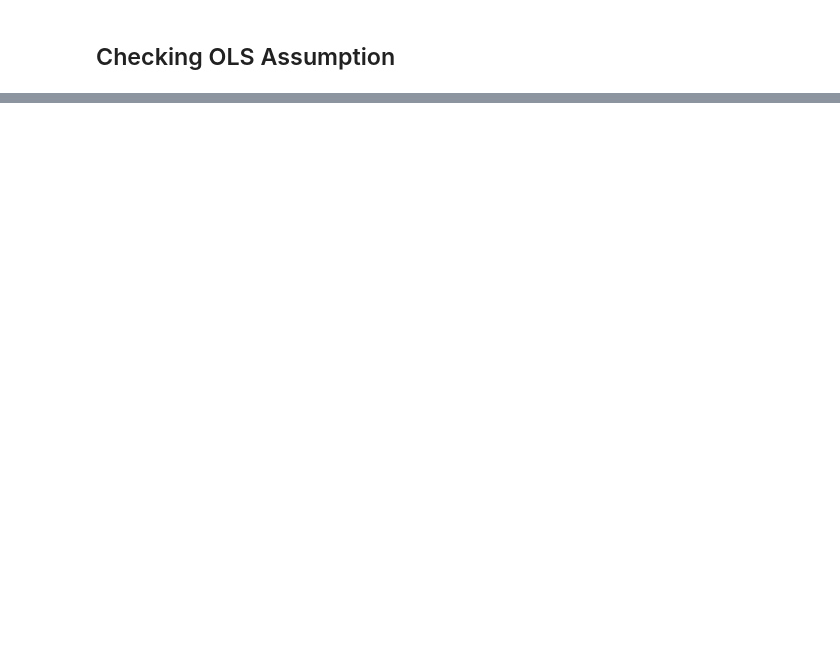
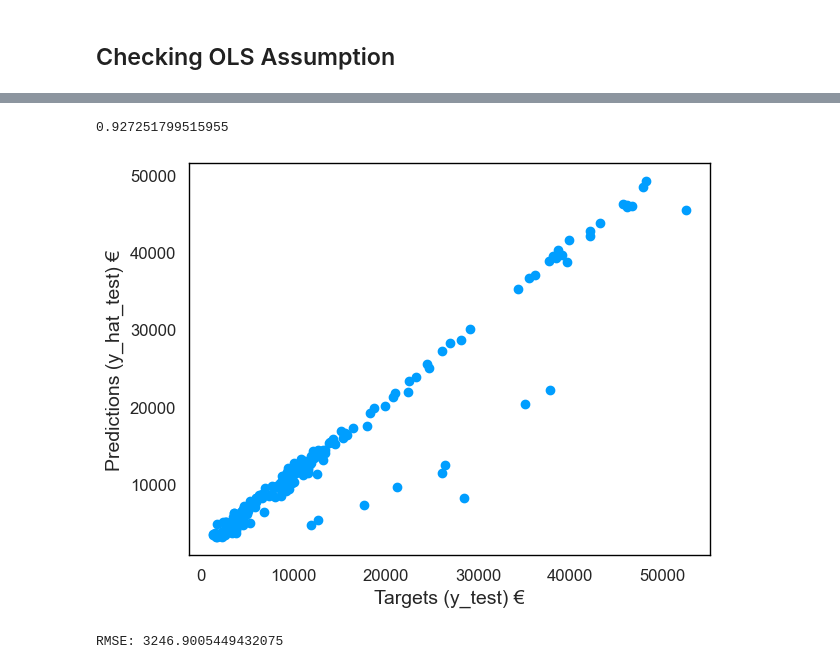
Before and after one commit to MichAdebayo/simplon_insurance_price_prediction, a Jupyter notebook: data_model.ipynb, the cells around one changed output, grey strips where cells are left out. Cells and saved outputs as stored; diff of their text form; code cells hidden in the pictures; blank space fills up the shorter version.

```diff
--- a/data_model.ipynb
+++ b/data_model.ipynb
@@ -622,0 +189,9 @@ rf_model.score(x_test, y_test)
+# %%
+# Create new columns
+#
+# "child_stat": indicates whether a client has children (regardless of their number)
+# "not_smoker": indicates the client is not a smoker
+# "children_str": represents number of children as strings
+df['child_stat'] = df['children'].apply(lambda x : 0 if x == 0 else 1)
+df['not_smoker'] = df["smoker"].apply(lambda x: 1 if x == 0 else 0)
+df['children_str'] = df['children'].apply(lambda x: str(x))
@@ -622,0 +212,4 @@ rf_model.score(x_test, y_test)
+# %%
+# Define features and targets
+X = df.drop("charges", axis=1)
+y = df[["charges"]]
@@ -622,0 +223,3 @@ rf_model.score(x_test, y_test)
+# %%
+# One-Hot Encode
+X = pd.get_dummies(X, columns=['bmi_category', 'age_category', 'children_str', ]).astype(int)
@@ -622,0 +296,40 @@ rf_model.score(x_test, y_test)
+# %%
+# Test model
+grid_lasso.score(x_test, y_test)
+# %% [output]
+0.927251799515955
+# %%
+# Predict test data
+y_hat_test = grid_lasso.predict(x_test)
+# %%
+# Plot scatter
+plt.scatter(y_test, y_hat_test, color = colors[3])
+
+# Set label parameters
+plt.xlabel('Targets (y_test) €',size=14)
+plt.ylabel('Predictions (y_hat_test) €',size=14)
+
+# Set tick parameters
+plt.tick_params(axis='x', labelsize = 12)
+plt.tick_params(axis='y', labelsize = 12)
+
+# Customizations for background and border
+ax = plt.gca()
+ax.set_facecolor('white')  # Set the background to white
+for spine in ax.spines.values():
+    spine.set_linewidth(1)  # Set border width to 1
+    spine.set_edgecolor('black')
+
+# Set layout and display
+plt.tight_layout()
+plt.show()
+# %% [output]
+[figure, added]
+# %%
+from sklearn.metrics import mean_squared_error
+
+# Calculate RMSE
+rmse = np.sqrt(mean_squared_error(y_test, y_hat_test))
+print(f"RMSE: {rmse}")
+# %% [output]
+RMSE: 3246.9005449432075
```
Also changed, not shown: parts of 127 cells of this notebook, 5 other files.
